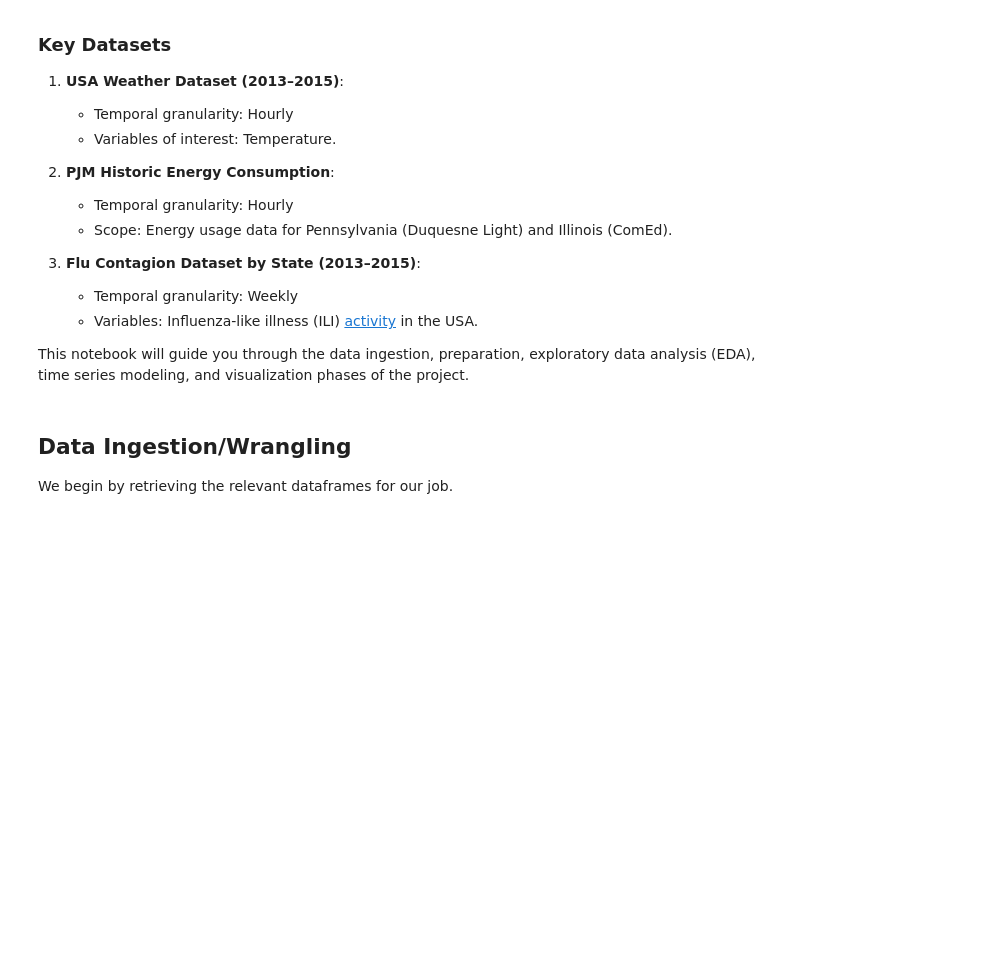
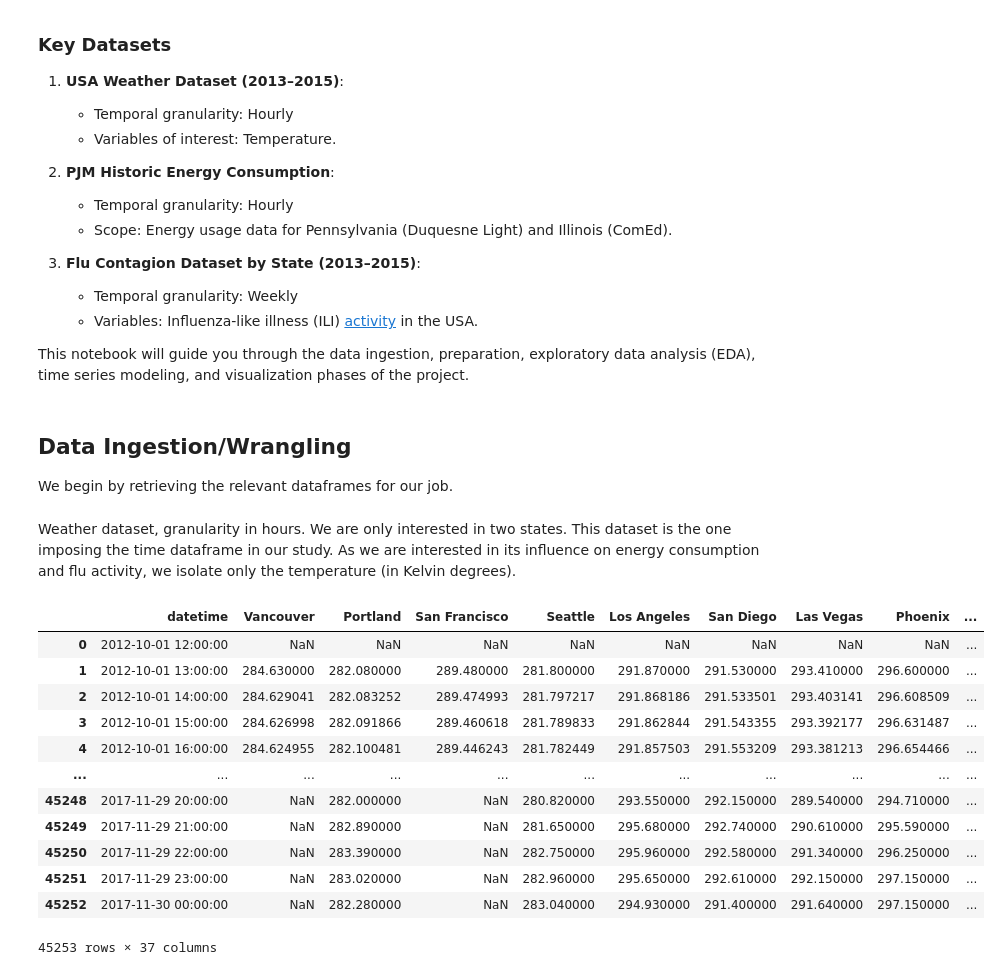
Before and after one commit to Somerillo/DI-Final_Project, a Jupyter notebook: weather.ipynb, the cells around one changed output. Cells and saved outputs as stored; diff of their text form; code cells hidden in the pictures; blank space fills up the shorter version.

Commit message:
initial sources datasets

```diff
--- a/weather.ipynb
+++ b/weather.ipynb
@@ -54,3 +54,23 @@ from datetime import datetime     # For date/time manipulation
 ## Data Ingestion/Wrangling
 
 We begin by retrieving the relevant dataframes for our job.
+# %% [markdown]
+Weather dataset, granularity in hours. We are only interested in two states. This dataset is the one imposing the time dataframe in our study. As we are interested in its influence on energy consumption and flu activity, we isolate only the temperature (in Kelvin degrees).
+# %%
+path = r'sources/historical_hourly_weather_data- 2012_to_2017/temperature.csv'
+df = pd.read_csv(path)
+display(df)
+# %% [output]
+|  | datetime | Vancouver | Portland | San Francisco | Seattle | Los Angeles | San Diego | Las Vegas | Phoenix | ... |
+| 0 | 2012-10-01 12:00:00 | NaN | NaN | NaN | NaN | NaN | NaN | NaN | NaN | ... |
+| 1 | 2012-10-01 13:00:00 | 284.630000 | 282.080000 | 289.480000 | 281.800000 | 291.870000 | 291.530000 | 293.410000 | 296.600000 | ... |
+| 2 | 2012-10-01 14:00:00 | 284.629041 | 282.083252 | 289.474993 | 281.797217 | 291.868186 | 291.533501 | 293.403141 | 296.608509 | ... |
+| 3 | 2012-10-01 15:00:00 | 284.626998 | 282.091866 | 289.460618 | 281.789833 | 291.862844 | 291.543355 | 293.392177 | 296.631487 | ... |
+| 4 | 2012-10-01 16:00:00 | 284.624955 | 282.100481 | 289.446243 | 281.782449 | 291.857503 | 291.553209 | 293.381213 | 296.654466 | ... |
+| ... | ... | ... | ... | ... | ... | ... | ... | ... | ... | ... |
+| 45248 | 2017-11-29 20:00:00 | NaN | 282.000000 | NaN | 280.820000 | 293.550000 | 292.150000 | 289.540000 | 294.710000 | ... |
+| 45249 | 2017-11-29 21:00:00 | NaN | 282.890000 | NaN | 281.650000 | 295.680000 | 292.740000 | 290.610000 | 295.590000 | ... |
+| 45250 | 2017-11-29 22:00:00 | NaN | 283.390000 | NaN | 282.750000 | 295.960000 | 292.580000 | 291.340000 | 296.250000 | ... |
+| 45251 | 2017-11-29 23:00:00 | NaN | 283.020000 | NaN | 282.960000 | 295.650000 | 292.610000 | 292.150000 | 297.150000 | ... |
+| 45252 | 2017-11-30 00:00:00 | NaN | 282.280000 | NaN | 283.040000 | 294.930000 | 291.400000 | 291.640000 | 297.150000 | ... |
+45253 rows × 37 columns
```
Also changed, not shown: parts of 2 cells of this notebook, 1 other file.
